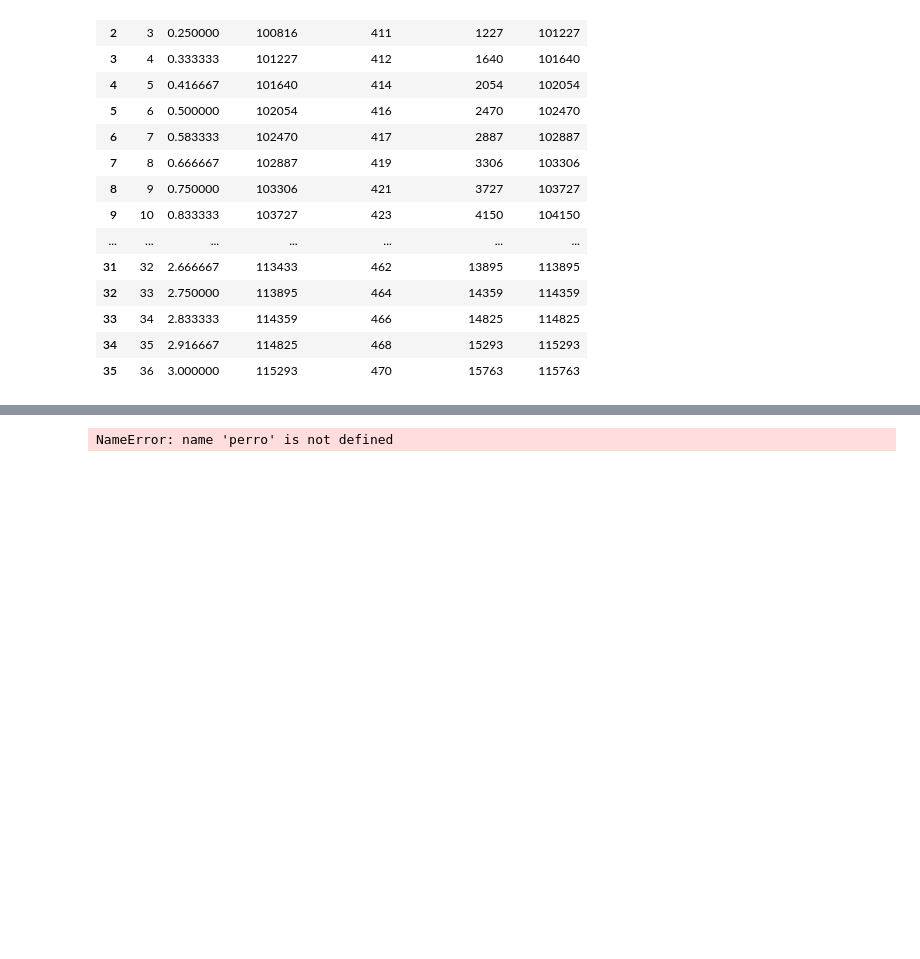
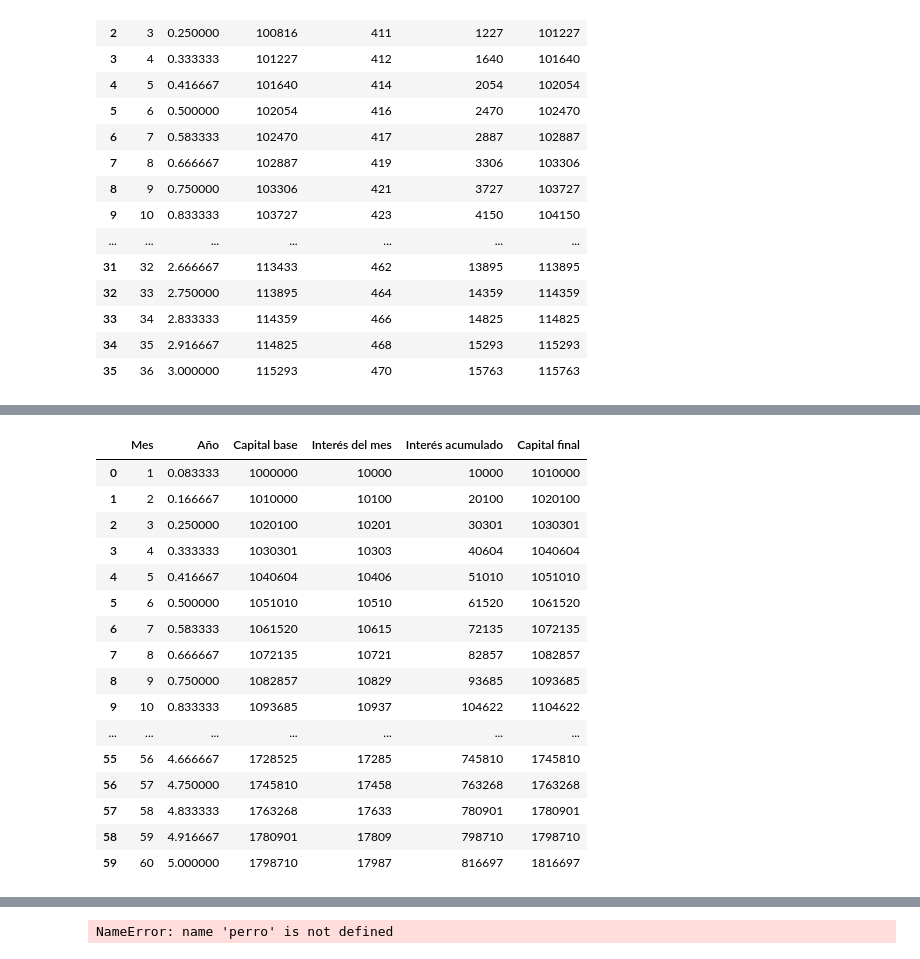
Before and after one commit to alexandergribenchenko/Data_Science_Finanzas, a Jupyter notebook: DS_FIN_01_Creditos_estudio.ipynb, the cells around one changed output, grey strips where cells are left out. Saved outputs shown, nothing was run; the diff lists cells and outputs as text; code cells hidden in the pictures; blank space fills up the shorter version.

```diff
--- a/DS_FIN_01_Creditos_estudio.ipynb
+++ b/DS_FIN_01_Creditos_estudio.ipynb
@@ -260,0 +450,28 @@ df
+# %%
+# Tasa efectiva anual del 12.68%
+df = fun_tabla_mensual_interes_compuesto_nominal_efectiva(
+    capital_inicial=1_000_000,
+    tasa_anual=0.12,  # efectiva
+    m=12,
+    n=5,
+    tasa_es_efectiva=False
+)
+df
+# %% [output]
+|  | Mes | Año | Capital base | Interés del mes | Interés acumulado | Capital final |
+| 0 | 1 | 0.083333 | 1000000 | 10000 | 10000 | 1010000 |
+| 1 | 2 | 0.166667 | 1010000 | 10100 | 20100 | 1020100 |
+| 2 | 3 | 0.250000 | 1020100 | 10201 | 30301 | 1030301 |
+| 3 | 4 | 0.333333 | 1030301 | 10303 | 40604 | 1040604 |
+| 4 | 5 | 0.416667 | 1040604 | 10406 | 51010 | 1051010 |
+| 5 | 6 | 0.500000 | 1051010 | 10510 | 61520 | 1061520 |
+| 6 | 7 | 0.583333 | 1061520 | 10615 | 72135 | 1072135 |
+| 7 | 8 | 0.666667 | 1072135 | 10721 | 82857 | 1082857 |
+| 8 | 9 | 0.750000 | 1082857 | 10829 | 93685 | 1093685 |
+| 9 | 10 | 0.833333 | 1093685 | 10937 | 104622 | 1104622 |
+| ... | ... | ... | ... | ... | ... | ... |
+| 55 | 56 | 4.666667 | 1728525 | 17285 | 745810 | 1745810 |
+| 56 | 57 | 4.750000 | 1745810 | 17458 | 763268 | 1763268 |
+| 57 | 58 | 4.833333 | 1763268 | 17633 | 780901 | 1780901 |
+| 58 | 59 | 4.916667 | 1780901 | 17809 | 798710 | 1798710 |
+| 59 | 60 | 5.000000 | 1798710 | 17987 | 816697 | 1816697 |
```
Also changed, not shown: parts of 26 cells of this notebook.
